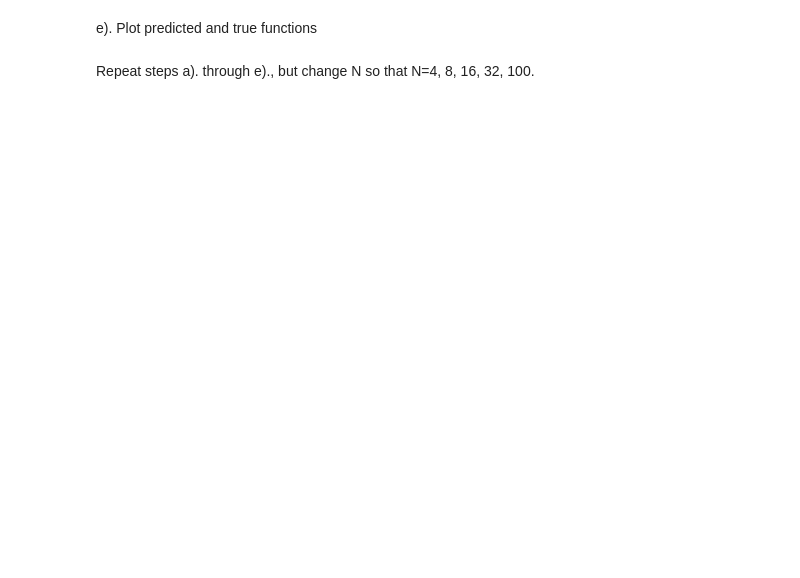
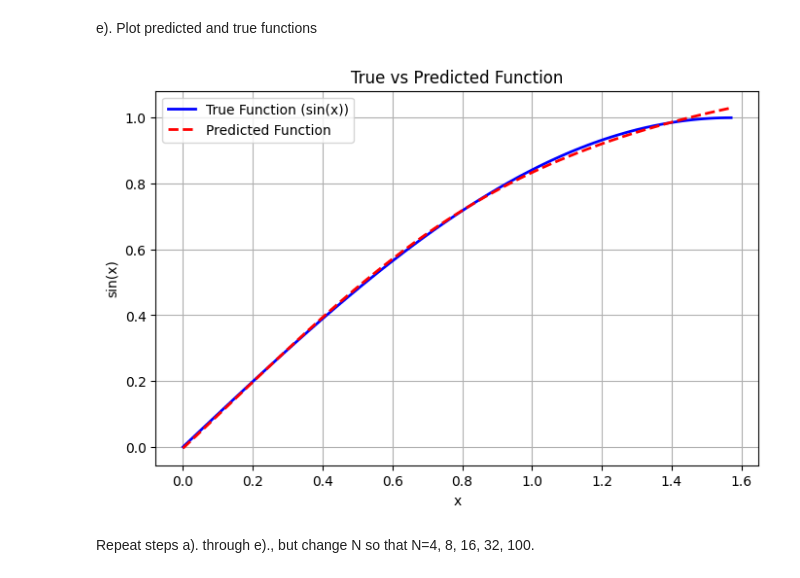
Before and after one commit to 2533Aryan/Deep-Learning, a Jupyter notebook: Lab 04/MTH354 Lab Assignment 4.ipynb, the cells around one changed output. Saved outputs shown, nothing was run; the diff lists cells and outputs as text; code cells hidden in the pictures; blank space fills up the shorter version.

```diff
--- a/Lab 04/MTH354 Lab Assignment 4.ipynb
+++ b/Lab 04/MTH354 Lab Assignment 4.ipynb
@@ -101,2 +162,23 @@ plt.legend()
+# %%
+# Plot predicted and true functions
+plt.figure(figsize=(8, 5))
+
+# True function (sin(x))
+plt.plot(x_tensor.detach().numpy(), y_tensor.detach().numpy(), label='True Function (sin(x))', color='blue', linewidth=2)
+
+# Predicted function (output of the trained network)
+plt.plot(x_tensor.detach().numpy(), net(x_tensor).detach().numpy(), label='Predicted Function', color='red', linestyle='--', linewidth=2)
+
+# Add labels, legend, and grid for clarity
+plt.title('True vs Predicted Function')
+plt.xlabel('x')
+plt.ylabel('sin(x)')
+plt.legend()
+plt.grid()
+
+# Show the plot
+plt.show()
+# %% [output]
+[figure, added]
 # %% [markdown]
 Repeat steps a). through e)., but change N so that N=4, 8, 16, 32, 100.
```
Also changed, not shown: parts of 13 cells of this notebook, 1 other file.
